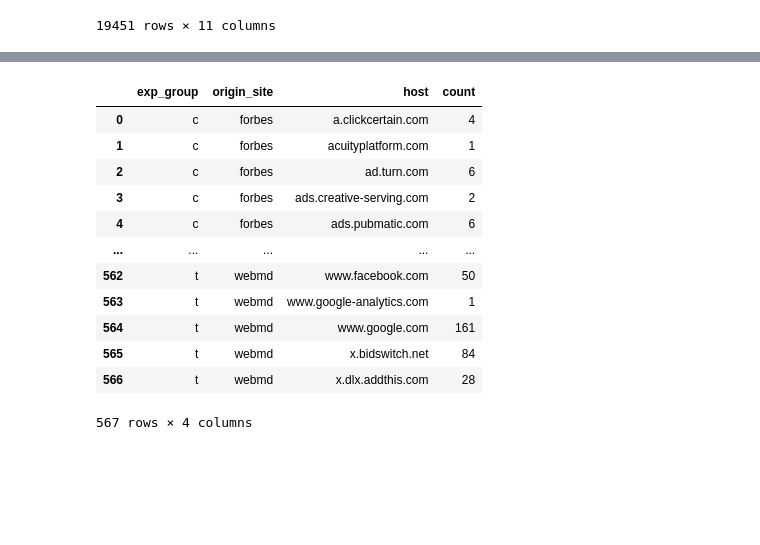
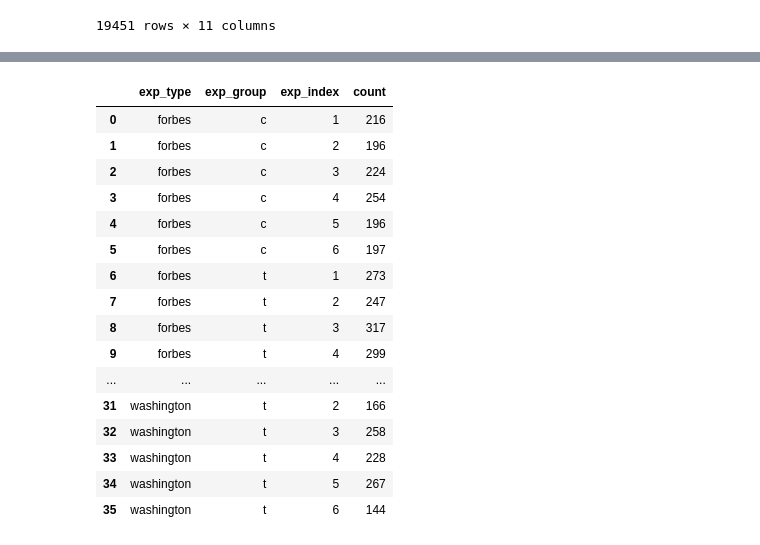
Before and after one commit to Sprinkle612/Cornell-Tech-Spec-Privacy-Fall2020, a Jupyter notebook: cookie-syncing-explore.ipynb, the cells around one changed output, grey strips where cells are left out. Saved outputs shown, nothing was run; the diff lists cells and outputs as text; code cells hidden in the pictures; blank space fills up the shorter version.

```diff
--- a/cookie-syncing-explore.ipynb
+++ b/cookie-syncing-explore.ipynb
@@ -48,0 +77,3 @@ cookies_syncing_id
+# %%
+tp_cookies_syncing = cookies_syncing[cookies_syncing.share_tp_cookie & cookies_syncing.referred_by_third].reset_index(drop = True)
+tp_cookies_syncing
@@ -49,17 +94,20 @@ cookies_syncing_id
 # %%
-cookies_syncing_id_count = cookies_syncing_id.groupby(['exp_group', 'origin_site', 'host']).size().reset_index(name='count')
-cookies_syncing_id_count
+tp_cookies_syncing.groupby(['exp_type','exp_group', 'exp_index']).size().reset_index(name='count')
 # %% [output]
-|  | exp_group | origin_site | host | count |
-| 0 | c | forbes | a.clickcertain.com | 4 |
-| 1 | c | forbes | acuityplatform.com | 1 |
-| 2 | c | forbes | ad.turn.com | 6 |
-| 3 | c | forbes | ads.creative-serving.com | 2 |
-| 4 | c | forbes | ads.pubmatic.com | 6 |
+|  | exp_type | exp_group | exp_index | count |
+| 0 | forbes | c | 1 | 216 |
+| 1 | forbes | c | 2 | 196 |
+| 2 | forbes | c | 3 | 224 |
+| 3 | forbes | c | 4 | 254 |
+| 4 | forbes | c | 5 | 196 |
+| 5 | forbes | c | 6 | 197 |
+| 6 | forbes | t | 1 | 273 |
+| 7 | forbes | t | 2 | 247 |
+| 8 | forbes | t | 3 | 317 |
+| 9 | forbes | t | 4 | 299 |
 | ... | ... | ... | ... | ... |
-| 562 | t | webmd | www.facebook.com | 50 |
-| 563 | t | webmd | www.google-analytics.com | 1 |
-| 564 | t | webmd | www.google.com | 161 |
-| 565 | t | webmd | x.bidswitch.net | 84 |
-| 566 | t | webmd | x.dlx.addthis.com | 28 |
+| 31 | washington | t | 2 | 166 |
+| 32 | washington | t | 3 | 258 |
+| 33 | washington | t | 4 | 228 |
+| 34 | washington | t | 5 | 267 |
+| 35 | washington | t | 6 | 144 |
-567 rows × 4 columns
```
Also changed, not shown: parts of 19 cells of this notebook, 5 other files.
